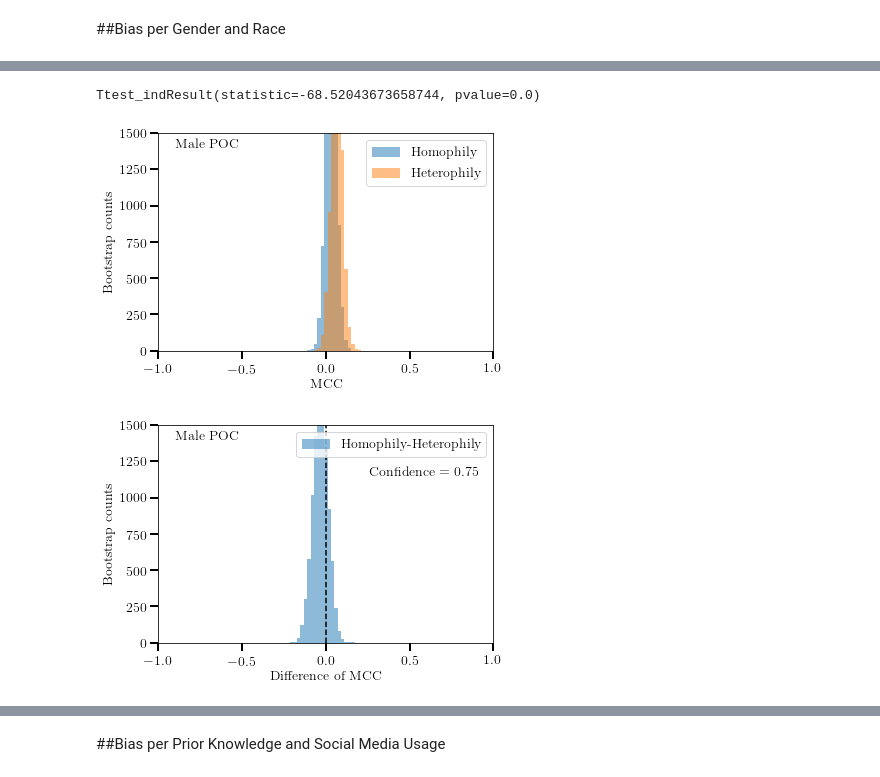
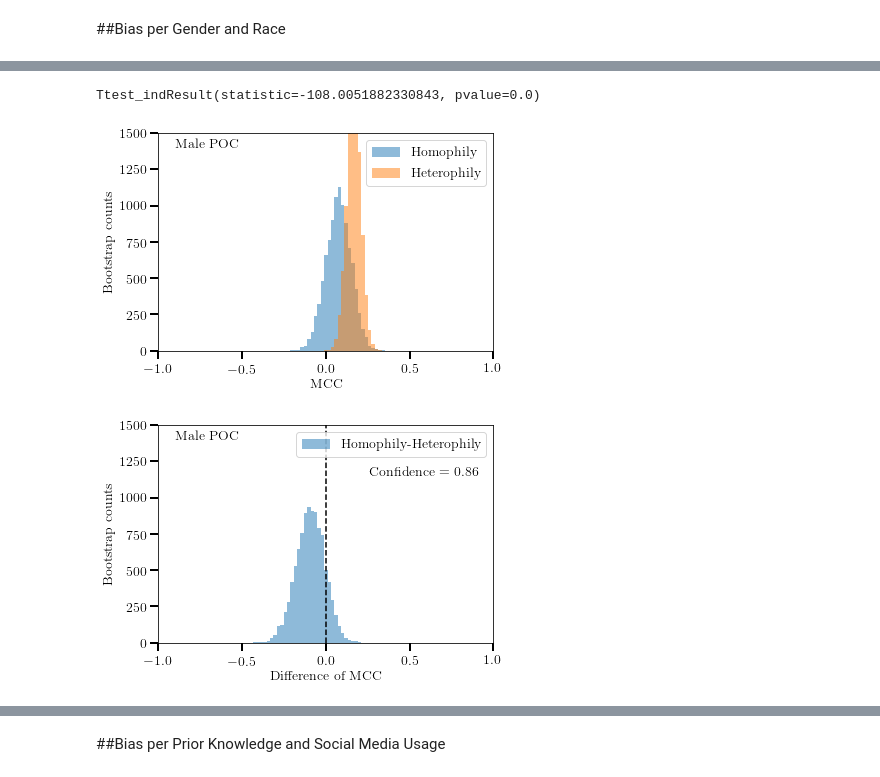
Before and after one commit to juniperlovato/DiverseMisinformationPaper, a Jupyter notebook: Bootstrapping_confusion_matrix.ipynb, the cells around one changed output, grey strips where cells are left out. Cells and saved outputs as stored; diff of their text form; code cells hidden in the pictures.

```diff
--- a/Bootstrapping_confusion_matrix.ipynb
+++ b/Bootstrapping_confusion_matrix.ipynb
@@ -238,21 +238,21 @@ Ttest_indResult(statistic=65.86693928118882, pvalue=0.0)
 # %%
-# MalePOC_Heterophily	"[[346 120]
-#   [295 136]]"
-# MalePOC_Homophily	"[[352 125]
-#   [329 135]]"
+# MalePOC_Heterophily	"[[223 56]
+#   [180 97]]"
+# MalePOC_Homophily	"[[71 17]
+#   [67 23]]"
 
 #Argument key: TP,FN,FP,TN
-bootstrap_homoMPOC = generate_corrcoeff(352,125,329,135)
-bootstrap_heteroMPOC= generate_corrcoeff(346,120,295,136)
+bootstrap_homoMPOC = generate_corrcoeff(71,17,67,23)
+bootstrap_heteroMPOC= generate_corrcoeff(223,56,180,97)
 
 result_bias_MPOC = ttest_ind(bootstrap_homoMPOC,bootstrap_heteroMPOC,equal_var=False)
 print(result_bias_MPOC)
 
 #Argument key:  array and label, demographic array
 visualize_bootstrap(bootstrap_homoMPOC,'Homophily',bootstrap_heteroMPOC,'Heterophily', 'Male POC')
 plot_difference_of_MCC(bootstrap_homoMPOC,bootstrap_heteroMPOC,'Homophily-Heterophily', 'Male POC')
 # %% [output]
-Ttest_indResult(statistic=-68.52043673658744, pvalue=0.0)
+Ttest_indResult(statistic=-108.0051882330843, pvalue=0.0)
-[figure, old version]
+[figure, new version]
-[figure, old version]
+[figure, new version]
 # %%
```
Also changed, not shown: parts of 52 cells of this notebook.
